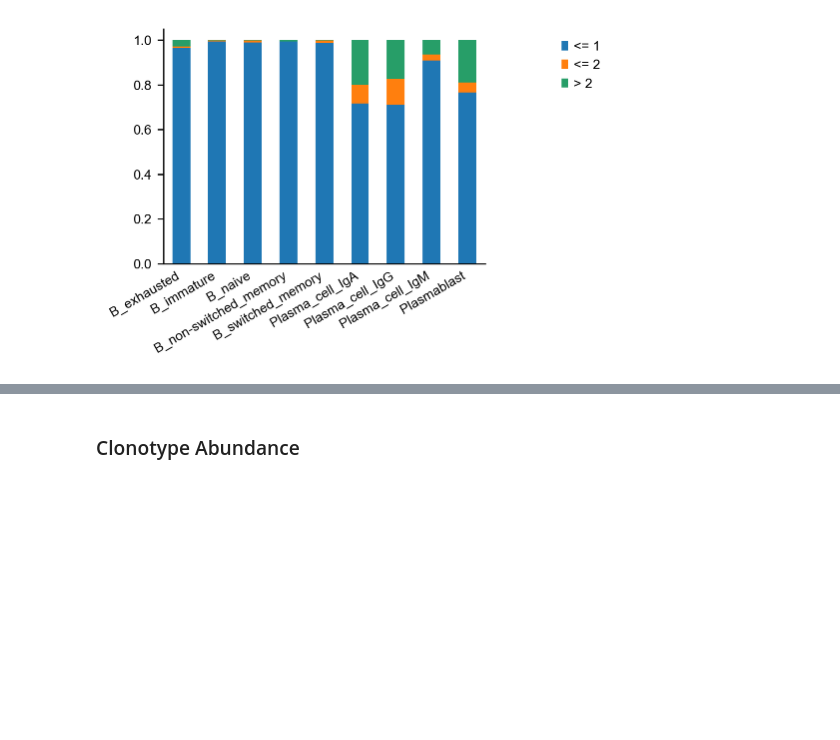
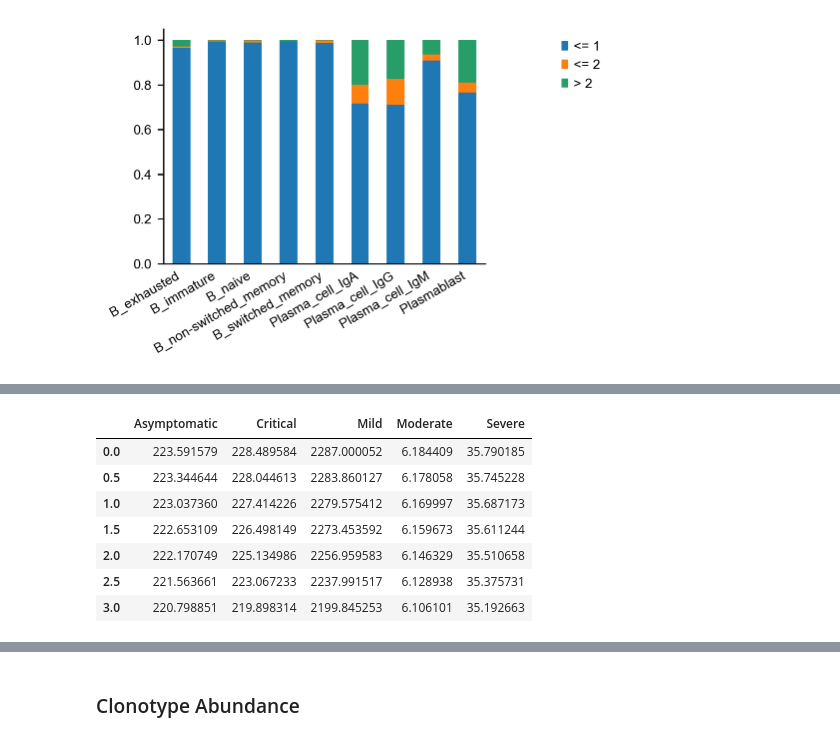
Before and after one commit to scverse/scirpy, a Jupyter notebook: docs/tutorials/tutorial_5k_bcr.ipynb, the cells around one changed output, grey strips where cells are left out. Drawn from its saved outputs; the diff is of its cells as text; code cells hidden in the pictures; blank space fills up the shorter version.

```diff
--- a/docs/tutorials/tutorial_5k_bcr.ipynb
+++ b/docs/tutorials/tutorial_5k_bcr.ipynb
@@ -229,0 +234,19 @@ TODO
+# %%
+hill = ir.tl.hill_diversity_profile(
+    mdata,
+    groupby="gex:Status_on_day_collection_summary",
+    target_col="clone_id_85_similarity",
+    q_min=0,
+    q_max=3,
+    q_step=0.5,
+)
+hill
+# %% [output]
+|  | Asymptomatic | Critical | Mild | Moderate | Severe |
+| 0.0 | 223.591579 | 228.489584 | 2287.000052 | 6.184409 | 35.790185 |
+| 0.5 | 223.344644 | 228.044613 | 2283.860127 | 6.178058 | 35.745228 |
+| 1.0 | 223.037360 | 227.414226 | 2279.575412 | 6.169997 | 35.687173 |
+| 1.5 | 222.653109 | 226.498149 | 2273.453592 | 6.159673 | 35.611244 |
+| 2.0 | 222.170749 | 225.134986 | 2256.959583 | 6.146329 | 35.510658 |
+| 2.5 | 221.563661 | 223.067233 | 2237.991517 | 6.128938 | 35.375731 |
+| 3.0 | 220.798851 | 219.898314 | 2199.845253 | 6.106101 | 35.192663 |
```
Also changed, not shown: parts of 4 cells of this notebook.
